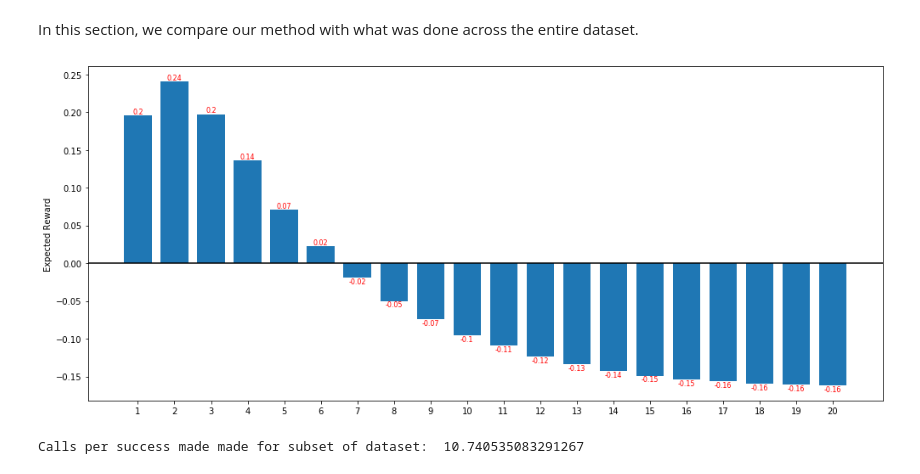
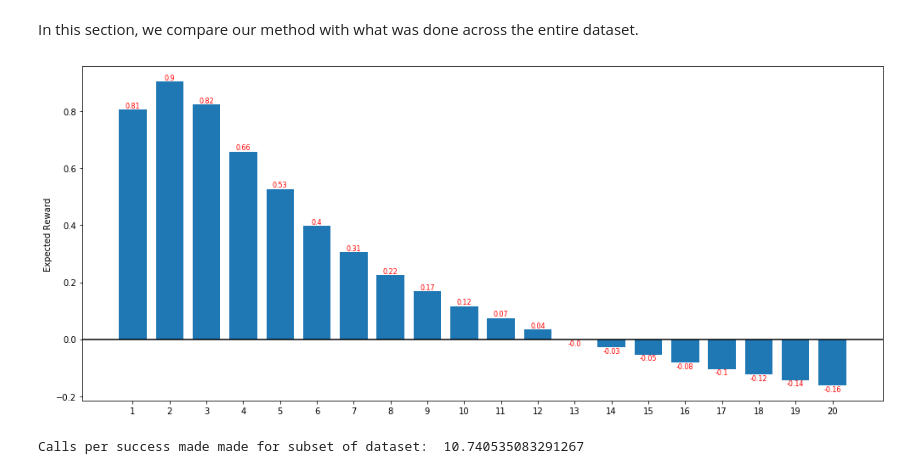
Before and after one commit to shiv1994/BankMarketing, a Jupyter notebook: refactored_method_3.ipynb, the cells around one changed output. Drawn from its saved outputs; the diff is of its cells as text; code cells hidden in the pictures.

```diff
--- a/refactored_method_3.ipynb
+++ b/refactored_method_3.ipynb
@@ -179,9 +179,9 @@ def compute_expected_reward_feature_set_new(fs_df, no_calls_considered):
                     expected_values_calls[i-1]['pos_value'] += ((no_calls_considered+1) - no_calls)
                 else:
                     expected_values_calls[i-1]['neg_value'] += (-no_calls)
-            else:
-                expected_values_calls[i-1]['neg_value'] += (-i)
-            expected_values_calls[i-1]['count'] += 1
+#             else:
+#                 expected_values_calls[i-1]['neg_value'] += (-i)
+                expected_values_calls[i-1]['count'] += no_calls
     for loc, item in enumerate(expected_values_calls):
         expected_values_calls[loc]['expected'] = (expected_values_calls[loc]['pos_value'] + expected_values_calls[loc]['neg_value'])/len_df
     return expected_values_calls
@@ -314,13 +314,14 @@ In this section, we compare our method with what was done across the entire data
 # %%
 # Our initial method -> This is concerned with optimally picking the best call number
 # for the entire dataset.
+max_calls = 20
 current_dir = os.getcwd()
 mkt_df = load_file(current_dir + '/bank-full.csv')
 mkt_df_filtered = mkt_df[(mkt_df['campaign']>=1) & (mkt_df['campaign']<=max_calls)]
 results = compute_expected_reward_feature_set_new(mkt_df_filtered, max_calls)
 plot_graph(results, '', True, False)
 # %% [output]
-[figure, old version]
+[figure, new version]
 # %%
 mkt_df = load_file(current_dir + '/bank-full.csv')
 mkt_df_filtered = mkt_df[(mkt_df['campaign']>=1) & (mkt_df['campaign']<=max_calls)]
```
Also changed, not shown: 2 other files.
